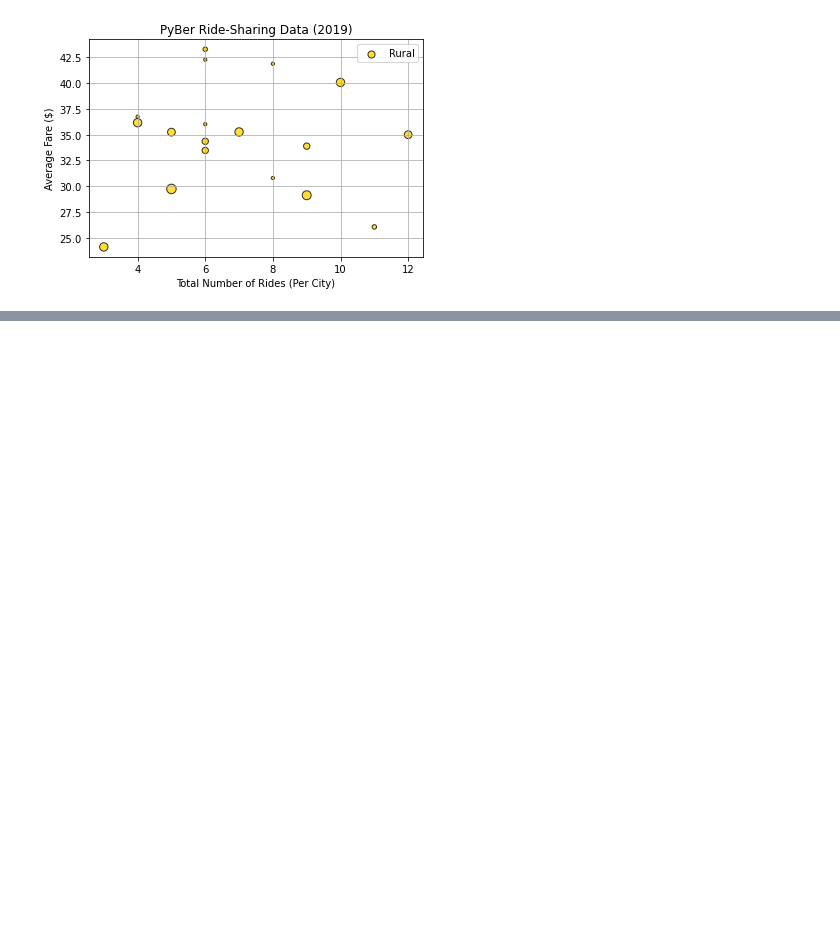
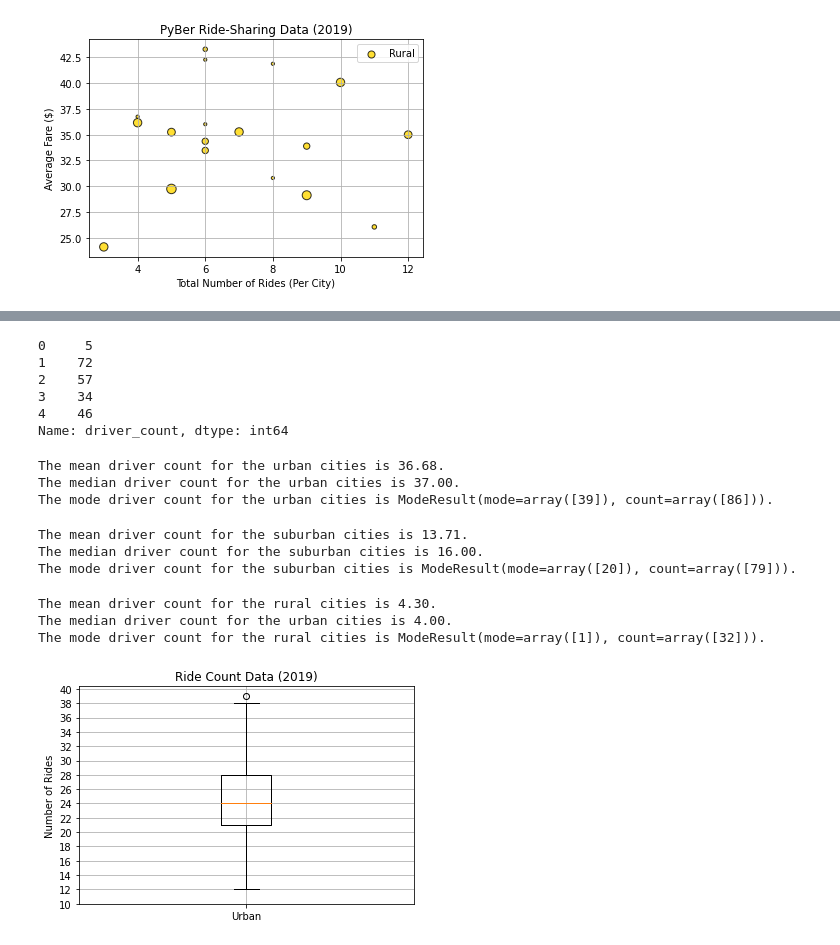
Before and after one commit to Uzbekcoder995/Py_Bear-Analysis, a Jupyter notebook: PyBer.ipynb, the cells around one changed output, grey strips where cells are left out. Drawn from its saved outputs; the diff is of its cells as text; code cells hidden in the pictures; blank space fills up the shorter version.

Commit message:
adding box-whisker plots and png files

```diff
--- a/PyBer.ipynb
+++ b/PyBer.ipynb
@@ -282,0 +463,73 @@ plt.show()
+# %%
+# Get the driver count from the urban cities.
+urban_drivers = urban_cities_df['driver_count']
+urban_drivers.head()
+# %% [output]
+0     5
+1    72
+2    57
+3    34
+4    46
+Name: driver_count, dtype: int64
+# %%
+# Calculate the measures of the central tendency for the driver count for the urban cities.
+mean_urban_drivers = np.mean(urban_drivers)
+print(f'The mean driver count for the urban cities is {mean_urban_drivers:.2f}.')
+
+median_urban_drivers = np.median(urban_drivers)
+print(f'The median driver count for the urban cities is {median_urban_drivers:.2f}.')
+
+mode_urban_drivers = sts.mode(urban_drivers)
+print(f'The mode driver count for the urban cities is {mode_urban_drivers}.')
+# %% [output]
+The mean driver count for the urban cities is 36.68.
+The median driver count for the urban cities is 37.00.
+The mode driver count for the urban cities is ModeResult(mode=array([39]), count=array([86])).
+# %%
+# Get the driver count from the suburban cities.
+suburban_drivers = suburban_cities_df['driver_count']
+
+# Calculate the measures of the central tendency for the driver count for the suburban cities.
+mean_suburban_drivers = np.mean(suburban_drivers)
+print(f'The mean driver count for the suburban cities is {mean_suburban_drivers:.2f}.')
+
+median_suburban_drivers = np.median(suburban_drivers)
+print(f'The median driver count for the suburban cities is {median_suburban_drivers:.2f}.')
+
+mode_suburban_drivers = sts.mode(suburban_drivers)
+print(f'The mode driver count for the suburban cities is {mode_suburban_drivers}.')
+# %% [output]
+The mean driver count for the suburban cities is 13.71.
+The median driver count for the suburban cities is 16.00.
+The mode driver count for the suburban cities is ModeResult(mode=array([20]), count=array([79])).
+# %%
+# Get the driver count from the urban cities.
+rural_drivers = rural_cities_df['driver_count']
+
+# Calculate the measures of the central tendency for the driver count for the urban cities.
+mean_rural_drivers = np.mean(rural_drivers)
+print(f'The mean driver count for the rural cities is {mean_rural_drivers:.2f}.')
+
+median_rural_drivers = np.median(rural_drivers)
+print(f'The median driver count for the urban cities is {median_rural_drivers:.2f}.')
+
+mode_rural_drivers = sts.mode(rural_drivers)
+print(f'The mode driver count for the rural cities is {mode_rural_drivers}.')
+# %% [output]
+The mean driver count for the rural cities is 4.30.
+The median driver count for the urban cities is 4.00.
+The mode driver count for the rural cities is ModeResult(mode=array([1]), count=array([32])).
+# %%
+# Create a box-whisker plot for the urban cities ride count.
+x_labels = ['Urban']
+fig, ax =plt.subplots()
+ax.boxplot(urban_ride_count, labels=x_labels)
+
+# Add the title y_axis label and grid.
+ax.set_title('Ride Count Data (2019)')
+ax.set_ylabel('Number of Rides')
+ax.set_yticks(np.arange(10, 41, step=2.0))
+ax.grid()
+plt.show()
+# %% [output]
+[figure, added]
```
Also changed, not shown: parts of 28 cells of this notebook, 3 other files.
